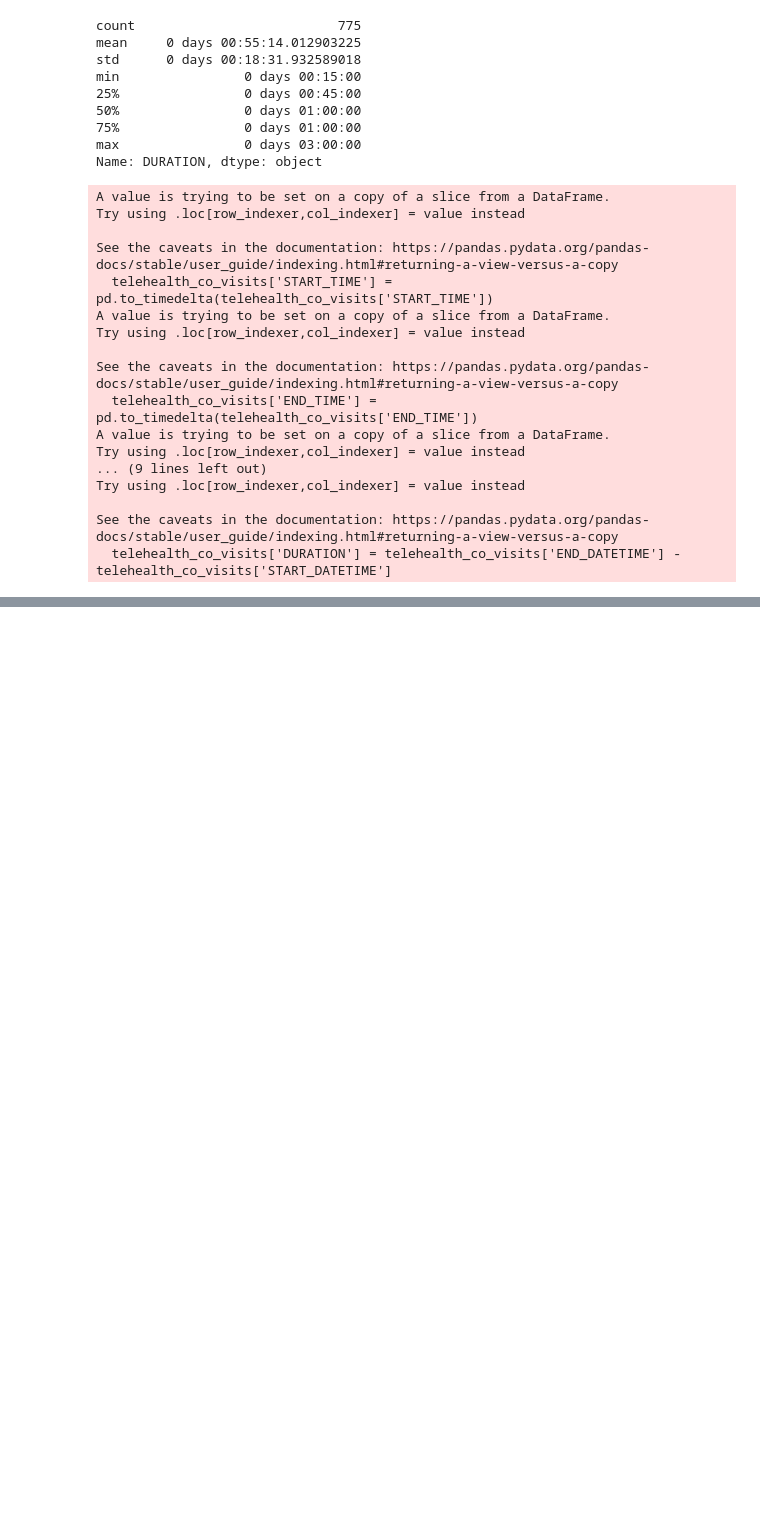
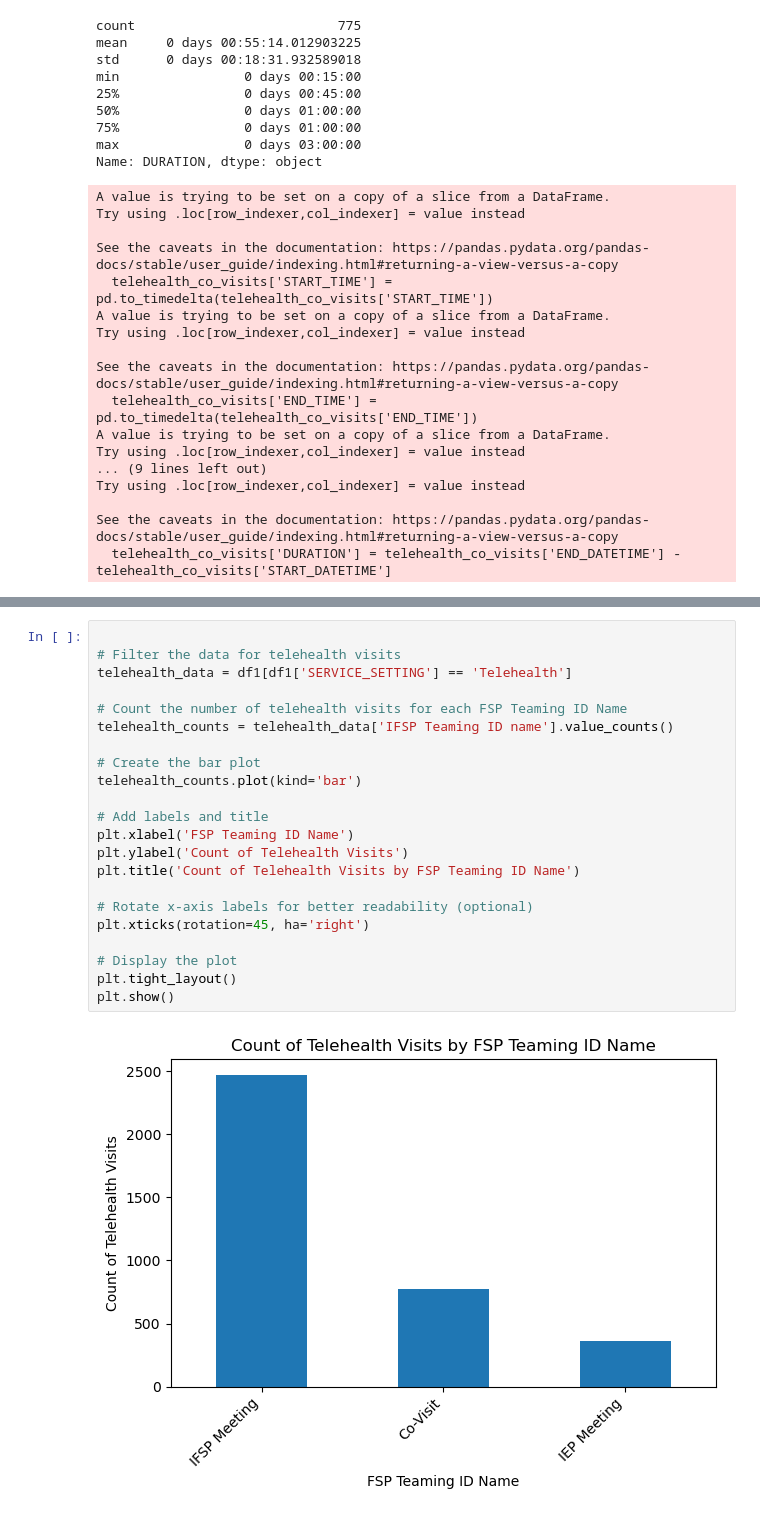
Before and after one commit to NSS-Data-Analytics-Cohort-8/teis_da8_1-should-pad-alytics, a Jupyter notebook: notebook/telehealth_analysis.ipynb, the cells around one changed output, grey strips where cells are left out. Drawn from its saved outputs; the diff is of its cells as text; blank space fills up the shorter version.

```diff
--- a/notebook/telehealth_analysis.ipynb
+++ b/notebook/telehealth_analysis.ipynb
@@ -220,0 +265,24 @@ See the caveats in the documentation: https://pandas.pydata.org/pandas-docs/stab
+# %%
+
+# Filter the data for telehealth visits
+telehealth_data = df1[df1['SERVICE_SETTING'] == 'Telehealth']
+
+# Count the number of telehealth visits for each FSP Teaming ID Name
+telehealth_counts = telehealth_data['IFSP Teaming ID name'].value_counts()
+
+# Create the bar plot
+telehealth_counts.plot(kind='bar')
+
+# Add labels and title
+plt.xlabel('FSP Teaming ID Name')
+plt.ylabel('Count of Telehealth Visits')
+plt.title('Count of Telehealth Visits by FSP Teaming ID Name')
+
+# Rotate x-axis labels for better readability (optional)
+plt.xticks(rotation=45, ha='right')
+
+# Display the plot
+plt.tight_layout()
+plt.show()
+# %% [output]
+[figure, added]
```
Also changed, not shown: parts of 14 cells of this notebook.
